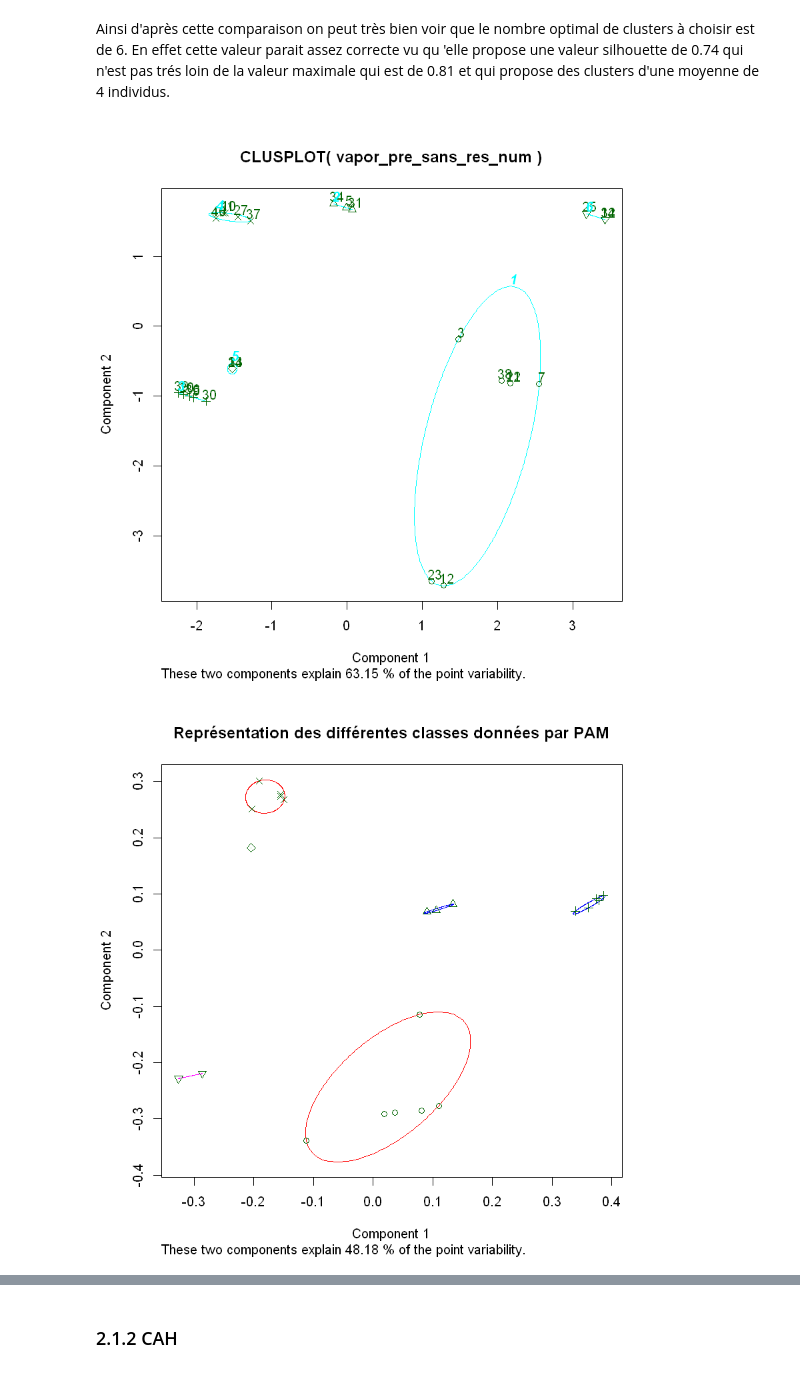
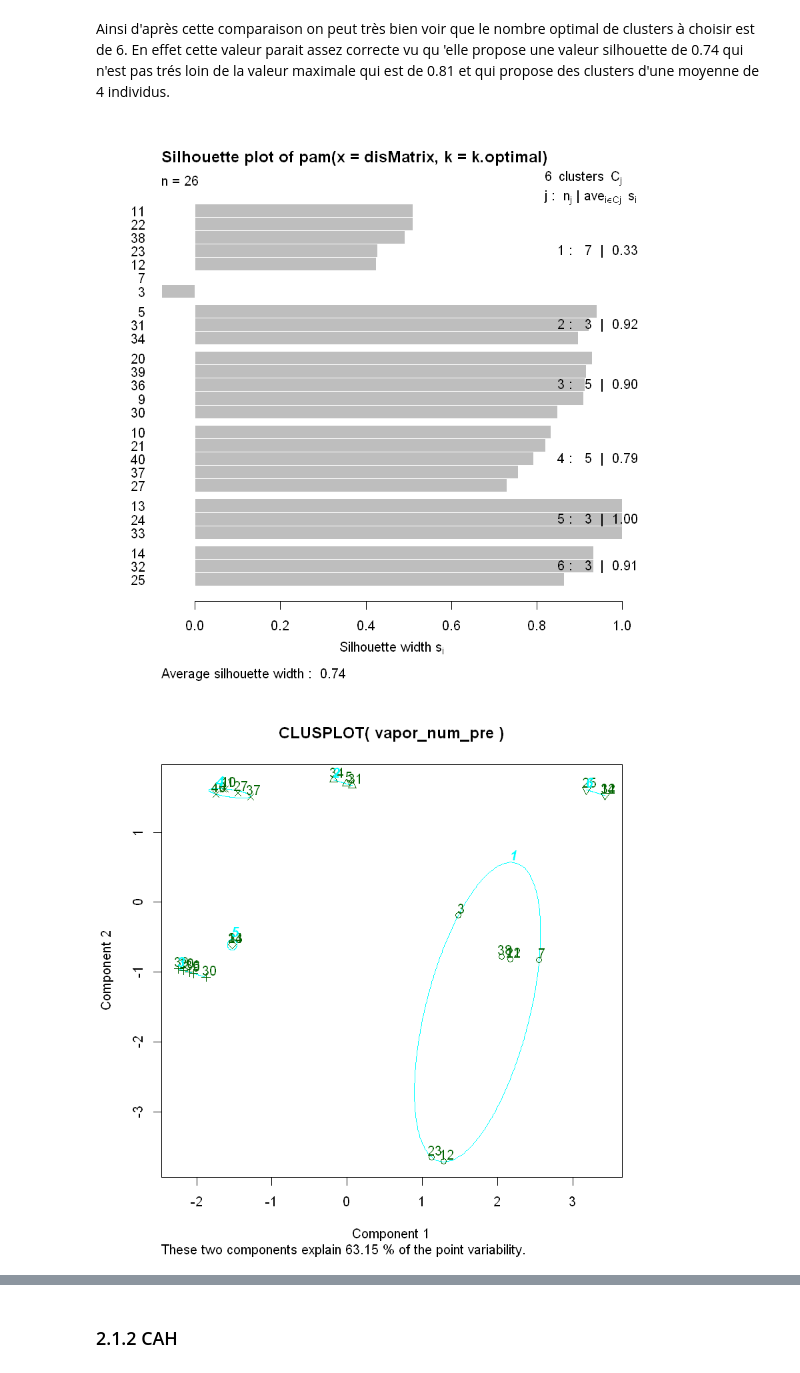
Before and after one commit to BigFab/TP_Adenome, a Jupyter notebook: vapor.ipynb, the cells around one changed output, grey strips where cells are left out. Saved outputs shown, nothing was run; the diff lists cells and outputs as text; code cells hidden in the pictures.

Commit message:
vapor suite

```diff
--- a/vapor.ipynb
+++ b/vapor.ipynb
@@ -183,0 +244,17 @@ vapor_cat_post = vapor_cat[11:17]
+# %%
+
+vapor=vapor[which(vapor$Porteur_Sonde == FALSE),]
+vapor= subset(vapor,select=-c(Porteur_Sonde,Technique))
+# 20 premières colonnes du dataset sont donnees pré-opératoire et les dernièrespost-opératoire
+vapor_pre<-vapor[,1:18]
+vapor_post<-vapor[,19:39]
+# On crée un dataframe ne comportant que les variables numériques (pour corrélation linéaire de Pearson)
+vapor_num <- vapor[,sapply(vapor, function(x) is.numeric(x))]
+vapor_num_pre = vapor_num[1:10]
+vapor_num_post = vapor_num[11:24]
+
+# On crée un dataframe ne comportant que les données booléennes, ordinales ou catégoriques
+vapor_cat <- vapor[,sapply(vapor, function(x) is.ordered(x) | is.factor(x) | is.logical(x))]
+vapor_cat = subset(vapor,select=c(Comorbidite,QoL,Indication,Evenement,Anesthesie,Transfusion,Caillotage,Reprise_Bloc,X1M_QoL,X3M_QoL,X6M_QoL,X9M_QoL,X12M_QoL,X15M_QoL,X18M_QoL))
+vapor_cat_pre = vapor_cat[1:8]
+vapor_cat_post = vapor_cat[9:15]
@@ -462,19 +445,19 @@ plot(vapor_cat_post)
 require(cluster)
 library(fpc)
 #On crée notre matrice de dissimilarité utilisant daisy car matrice hétérogène
-vapor_pre_sans_res=subset(vapor_pre[which(vapor_pre$Residu_post_mictionnel != ""),])
-disMatrix=daisy(vapor_pre_sans_res,metric = c("gower"))
+disMatrix=daisy(vapor_pre,metric = c("gower"))
 #On fait une boucle pour repèrer les 5 meilleurs valeurs de k qui maximise la valeur silhouette
 respam<- numeric(20)
 for (k in 2:20)
 respam[[k]] <- pam(disMatrix,k) $ silinfo $ avg.width
 sortrespam=respam[which(respam>0.7)]
 sortrespam=sort(sortrespam,decreasing=TRUE)
+k.best=c()
 for (i in 1:length(sortrespam)){
         k.best[i] <-which(respam[]==sortrespam[i])
 }
 #On regarde le min de k pour une valeur silhouette supérieur à 0.7
 k.min<-min(k.best)
-    cat("Les 3 meilleurs nombre de clusters sont", k.best[1:3], ".Ayant une valeur silhouette de ",respam[k.best[1:3]],". Le nombre de cluster pour une valeur silhouette maximale est=" ,k.best[1]," . \n")
+cat("Les 3 meilleurs nombre de clusters sont", k.best[1:3], ".Ayant une valeur silhouette de ",respam[k.best[1:3]],". Le nombre de cluster pour une valeur silhouette maximale est=" ,k.best[1]," . \n")
 cat("Le nombre minimal de clusters pour une valeur silhouette supérieure à 0.7 est", k.min, " et ayant un valeur silhouette de ",respam[k.min],"\n")
 # %% [output]
@@ -489,11 +472,11 @@ Ainsi d'après cette comparaison on peut très bien voir que le nombre optimal d
 k.optimal=k.min
 # %%
 library(fpc)
-respam_optimal=pam(disMatrix,6)
+respam_optimal=pam(disMatrix,k.optimal)
+plot(respam_optimal)
 vapor_pre_sans_res_num=subset(vapor_num_pre[which(vapor_num_pre$Residu_post_mictionnel != ""),])
-clusplot(vapor_pre_sans_res_num, respam_optimal$clustering, labels=2, lines=0)
-clusplot(respam_optimal,main="Représentation des différentes classes données par PAM", color=TRUE, lines=0)
-plotcluster(vapor_pre_sans_res_num,t(respam_optimal$clustering))
+clusplot(vapor_num_pre, respam_optimal$clustering, labels=2, lines=0)
+plotcluster(vapor_num_pre,t(respam_optimal$clustering))
 # %% [output]
-[figure, old version]
+[figure, new version]
-[figure, old version]
+[figure, new version]
```
Also changed, not shown: parts of 35 cells of this notebook.
